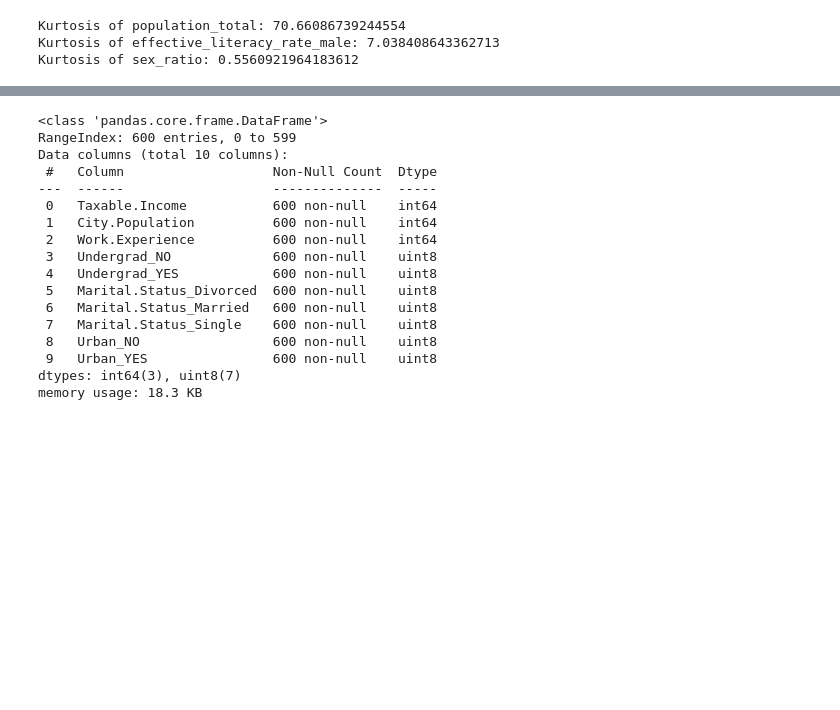
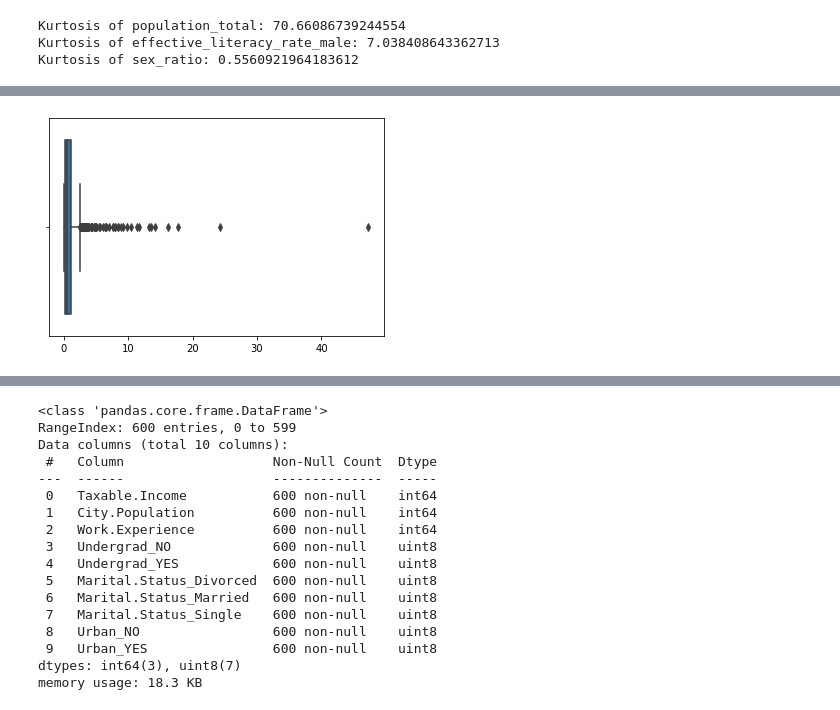
Before and after one commit to EasonLiaw/Study-Notes, a Jupyter notebook: Statistics/Basic Statistics Concepts - Part 3.ipynb, the cells around one changed output, grey strips where cells are left out. Saved outputs shown, nothing was run; the diff lists cells and outputs as text; code cells hidden in the pictures; blank space fills up the shorter version.

```diff
--- a/Statistics/Basic Statistics Concepts - Part 3.ipynb
+++ b/Statistics/Basic Statistics Concepts - Part 3.ipynb
@@ -66,0 +122,2 @@ Kurtosis of sex_ratio: 0.5560921964183612
+# %%
+non_normal_values = np.random.pareto(2,size=1000)
@@ -66,0 +137,5 @@ Kurtosis of sex_ratio: 0.5560921964183612
+# %%
+sns.boxplot(x = non_normal_values)
+plt.show()
+# %% [output]
+[figure, added]
```
Also changed, not shown: parts of 10 cells of this notebook, 3 other files.
